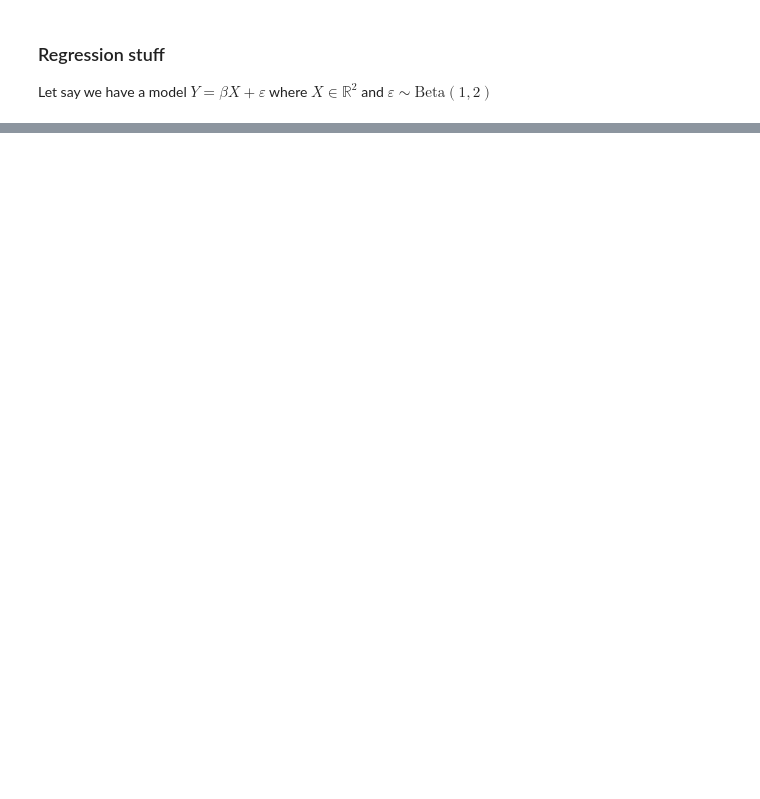
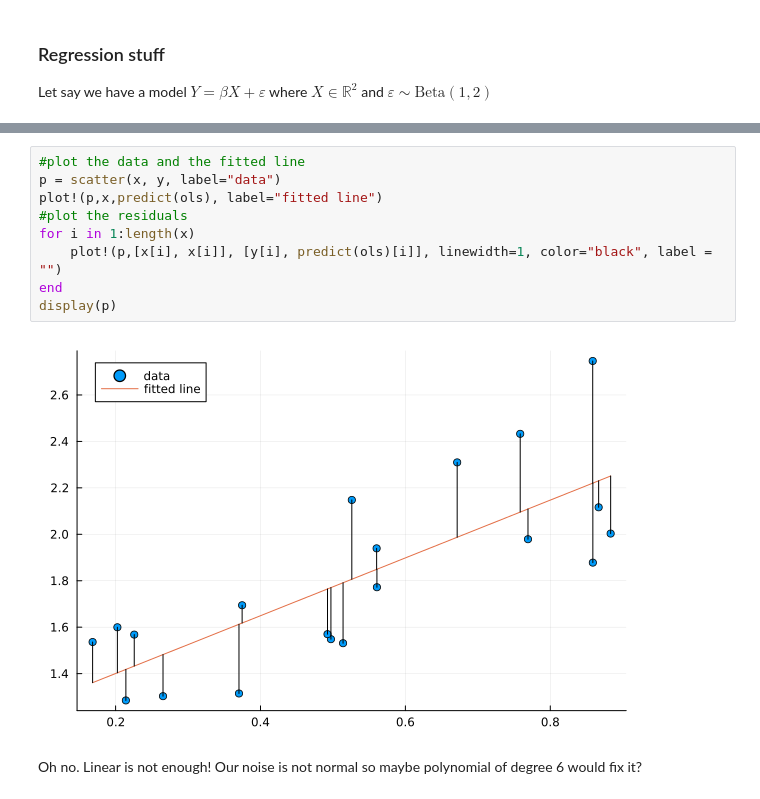
Before and after one commit to aukkawut/ma590_sp2023, a Jupyter notebook: notebooks/Week0.ipynb, the cells around one changed output, grey strips where cells are left out. Saved outputs shown, nothing was run; the diff lists cells and outputs as text; blank space fills up the shorter version.

```diff
--- a/notebooks/Week0.ipynb
+++ b/notebooks/Week0.ipynb
@@ -95,0 +106,13 @@ x            1.01827     0.195948  5.20    <1e-04   0.606602   1.42995
+# %%
+#plot the data and the fitted line
+p = scatter(x, y, label="data")
+plot!(p,x,predict(ols), label="fitted line")
+#plot the residuals
+for i in 1:length(x)
+    plot!(p,[x[i], x[i]], [y[i], predict(ols)[i]], linewidth=1, color="black", label = "")
+end
+display(p)
+# %% [output]
+[figure, added]
+# %% [markdown]
+Oh no. Linear is not enough! Our noise is not normal so maybe polynomial of degree 6 would fix it?
```
Also changed, not shown: parts of 13 cells of this notebook.
